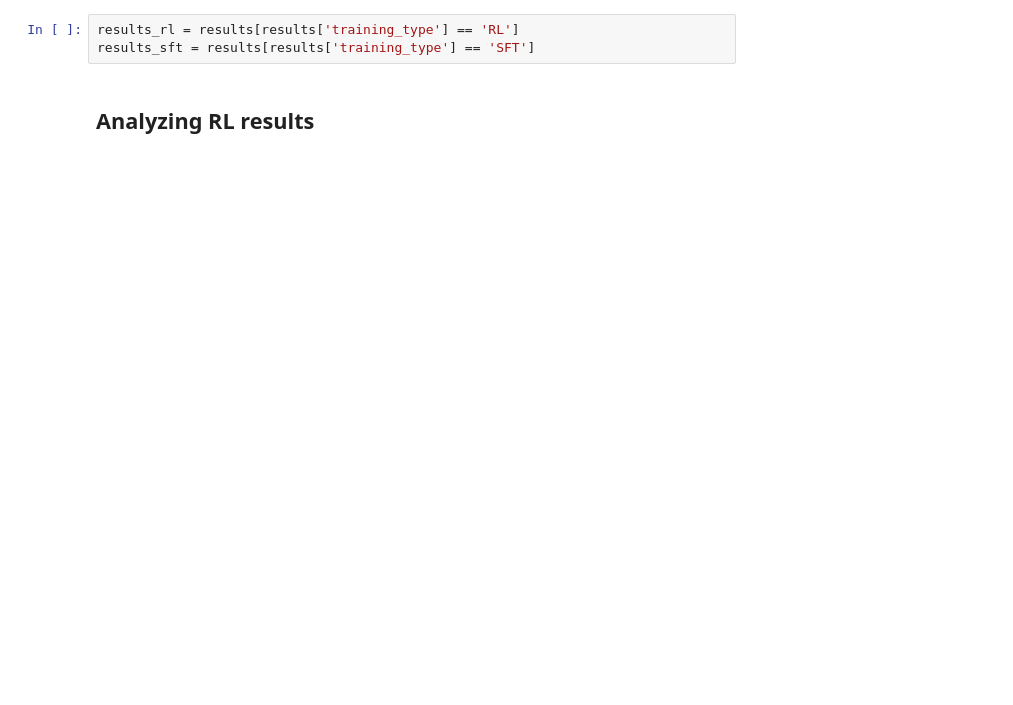
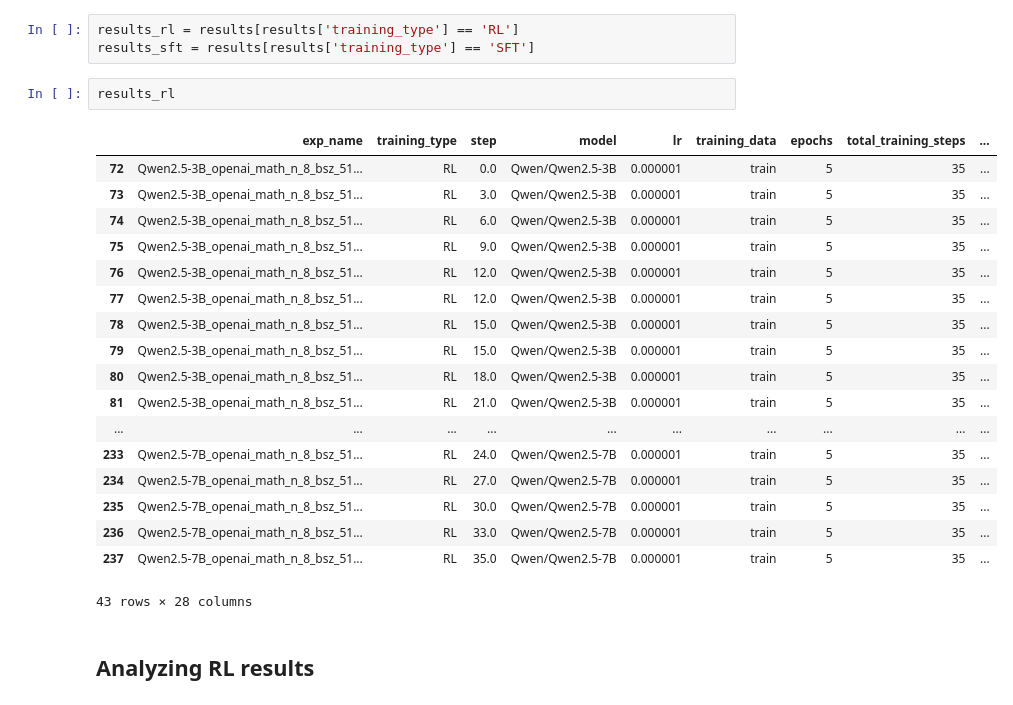
Before and after one commit to brendel-group/verl, a Jupyter notebook: notebooks/analysis.ipynb, the cells around one changed output. Cells and saved outputs as stored; diff of their text form; blank space fills up the shorter version.

```diff
--- a/notebooks/analysis.ipynb
+++ b/notebooks/analysis.ipynb
@@ -50,6 +64,27 @@ results['OOD/pass@8/mean'] = results[columns_pass8].mean(axis=1)
 # %%
 results_rl = results[results['training_type'] == 'RL']
 results_sft = results[results['training_type'] == 'SFT']
+# %%
+results_rl
+# %% [output]
+|  | exp_name | training_type | step | model | lr | training_data | epochs | total_training_steps | ... |
+| 72 | Qwen2.5-3B_openai_math_n_8_bsz_51... | RL | 0.0 | Qwen/Qwen2.5-3B | 0.000001 | train | 5 | 35 | ... |
+| 73 | Qwen2.5-3B_openai_math_n_8_bsz_51... | RL | 3.0 | Qwen/Qwen2.5-3B | 0.000001 | train | 5 | 35 | ... |
+| 74 | Qwen2.5-3B_openai_math_n_8_bsz_51... | RL | 6.0 | Qwen/Qwen2.5-3B | 0.000001 | train | 5 | 35 | ... |
+| 75 | Qwen2.5-3B_openai_math_n_8_bsz_51... | RL | 9.0 | Qwen/Qwen2.5-3B | 0.000001 | train | 5 | 35 | ... |
+| 76 | Qwen2.5-3B_openai_math_n_8_bsz_51... | RL | 12.0 | Qwen/Qwen2.5-3B | 0.000001 | train | 5 | 35 | ... |
+| 77 | Qwen2.5-3B_openai_math_n_8_bsz_51... | RL | 12.0 | Qwen/Qwen2.5-3B | 0.000001 | train | 5 | 35 | ... |
+| 78 | Qwen2.5-3B_openai_math_n_8_bsz_51... | RL | 15.0 | Qwen/Qwen2.5-3B | 0.000001 | train | 5 | 35 | ... |
+| 79 | Qwen2.5-3B_openai_math_n_8_bsz_51... | RL | 15.0 | Qwen/Qwen2.5-3B | 0.000001 | train | 5 | 35 | ... |
+| 80 | Qwen2.5-3B_openai_math_n_8_bsz_51... | RL | 18.0 | Qwen/Qwen2.5-3B | 0.000001 | train | 5 | 35 | ... |
+| 81 | Qwen2.5-3B_openai_math_n_8_bsz_51... | RL | 21.0 | Qwen/Qwen2.5-3B | 0.000001 | train | 5 | 35 | ... |
+| ... | ... | ... | ... | ... | ... | ... | ... | ... | ... |
+| 233 | Qwen2.5-7B_openai_math_n_8_bsz_51... | RL | 24.0 | Qwen/Qwen2.5-7B | 0.000001 | train | 5 | 35 | ... |
+| 234 | Qwen2.5-7B_openai_math_n_8_bsz_51... | RL | 27.0 | Qwen/Qwen2.5-7B | 0.000001 | train | 5 | 35 | ... |
+| 235 | Qwen2.5-7B_openai_math_n_8_bsz_51... | RL | 30.0 | Qwen/Qwen2.5-7B | 0.000001 | train | 5 | 35 | ... |
+| 236 | Qwen2.5-7B_openai_math_n_8_bsz_51... | RL | 33.0 | Qwen/Qwen2.5-7B | 0.000001 | train | 5 | 35 | ... |
+| 237 | Qwen2.5-7B_openai_math_n_8_bsz_51... | RL | 35.0 | Qwen/Qwen2.5-7B | 0.000001 | train | 5 | 35 | ... |
+43 rows × 28 columns
 # %% [markdown]
 ## Analyzing RL results
 # %%
```
Also changed, not shown: parts of 12 cells of this notebook, 2 other files.
